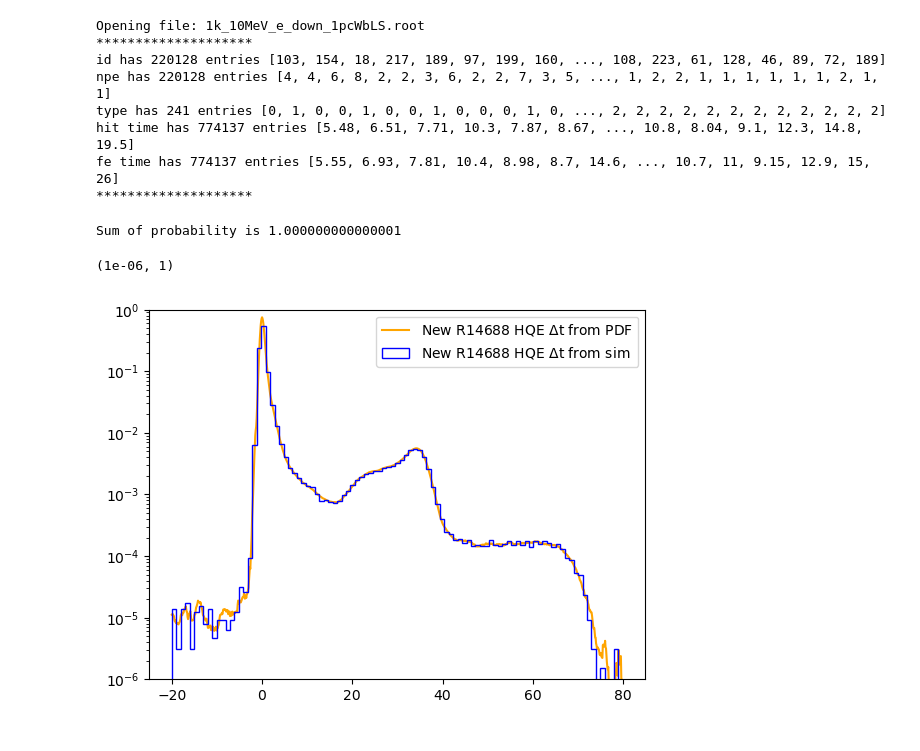
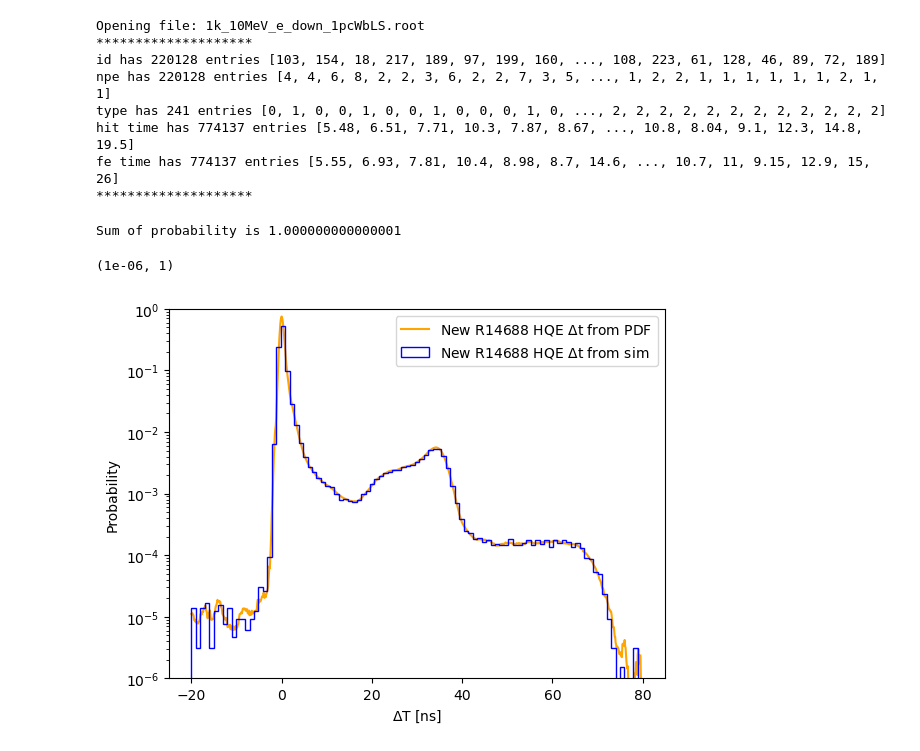
Before and after one commit to hbjamin/eos_pmt_timing, a Jupyter notebook: validation/validation.ipynb, the cells around one changed output. Saved outputs shown, nothing was run; the diff lists cells and outputs as text; code cells hidden in the pictures.

```diff
--- a/validation/validation.ipynb
+++ b/validation/validation.ipynb
@@ -83,19 +83,21 @@ prob_r14688=[1.1144327233193849e-05, 1.0959767002260244e-05, 1.1488122496911807e
 
 for i in range(len(prob_r14688)):
     prob_r14688[i]=prob_r14688[i]
 
 sum=0
 for i in prob_r14688:
     sum+=i*0.1 #multiply by bin width
 print('Sum of probability is',sum)
 
 plt.plot(time_r14688,prob_r14688,label='New R14688 HQE $\Delta$t from PDF',color='orange')
 plt.hist(r14688_deltat,bins=100,density=True,histtype='step',color='blue',label='New R14688 HQE $\Delta$t from sim');
+plt.ylabel('Probability')
+plt.xlabel('$\Delta$T [ns]')
 plt.yscale('log')
 plt.legend()
 plt.ylim(1e-6,1)
 # %% [output]
 Sum of probability is 1.000000000000001
 (1e-06, 1)
-[figure, old version]
+[figure, new version]
 # %%
```
Also changed, not shown: parts of 4 cells of this notebook.
